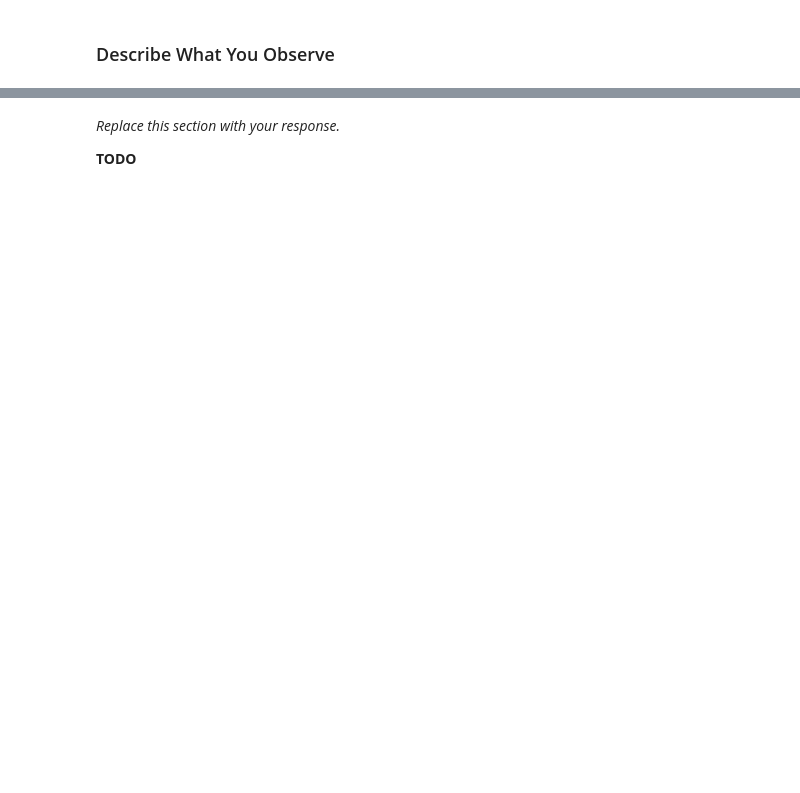
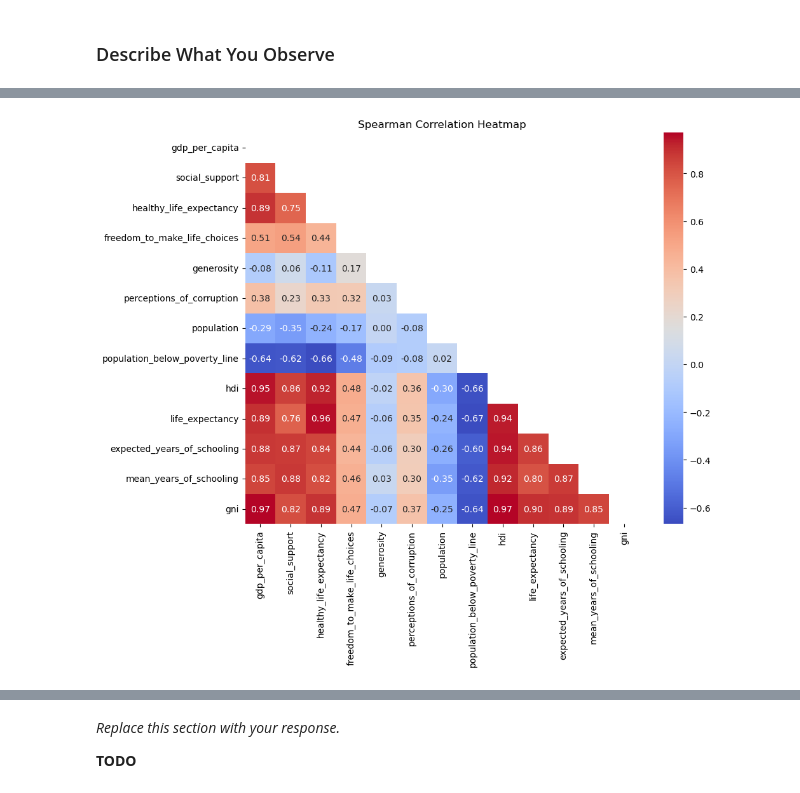
Before and after one commit to lindsayvarzz/AML_Project_1, a Jupyter notebook: Project_1.ipynb, the cells around one changed output, grey strips where cells are left out. Saved outputs shown, nothing was run; the diff lists cells and outputs as text; code cells hidden in the pictures; blank space fills up the shorter version.

```diff
--- a/Project_1.ipynb
+++ b/Project_1.ipynb
@@ -289,0 +415,13 @@ print(X_train.dtypes)
+# %%
+#Spearman Correlation:
+
+corr_spearman = X_train.select_dtypes(include=["float64","int64"]).corr(method="spearman")
+
+mask = np.triu(np.ones_like(corr_spearman, dtype=bool))
+
+plt.figure(figsize=(10,8))
+sns.heatmap(corr_spearman, mask=mask, cmap="coolwarm", annot=True, fmt=".2f")
+plt.title("Spearman Correlation Heatmap")
+plt.show()
+# %% [output]
+[figure, added]
```
Also changed, not shown: parts of 44 cells of this notebook.
